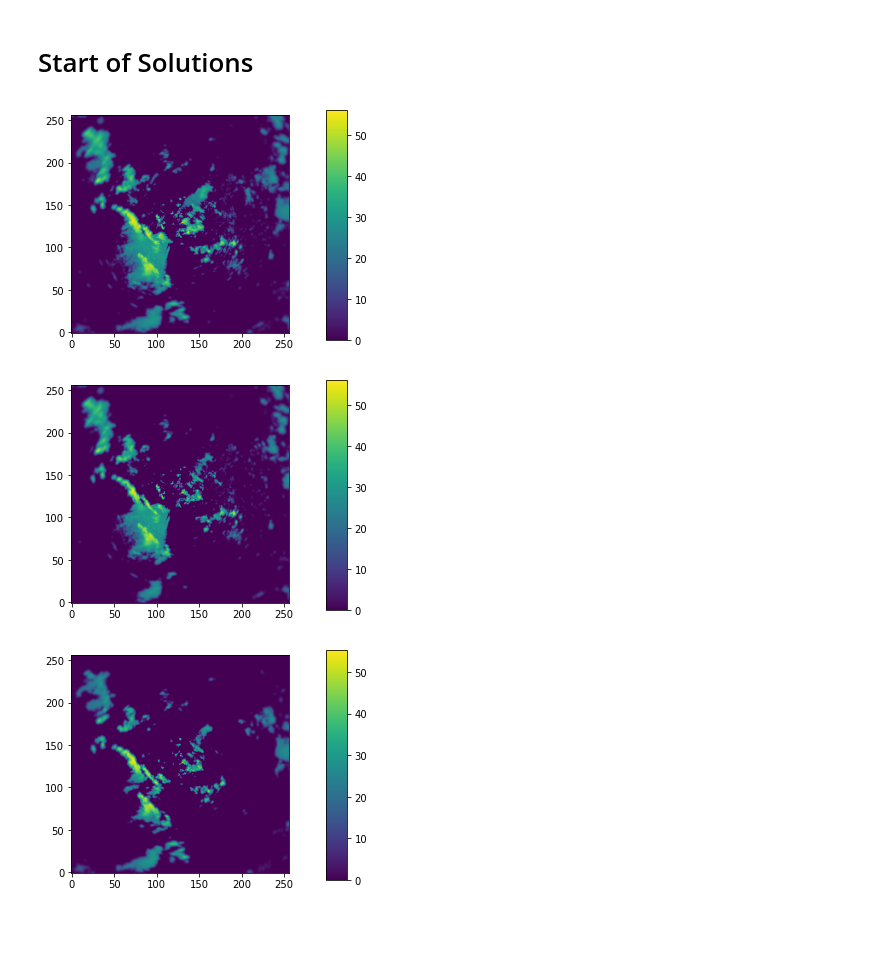
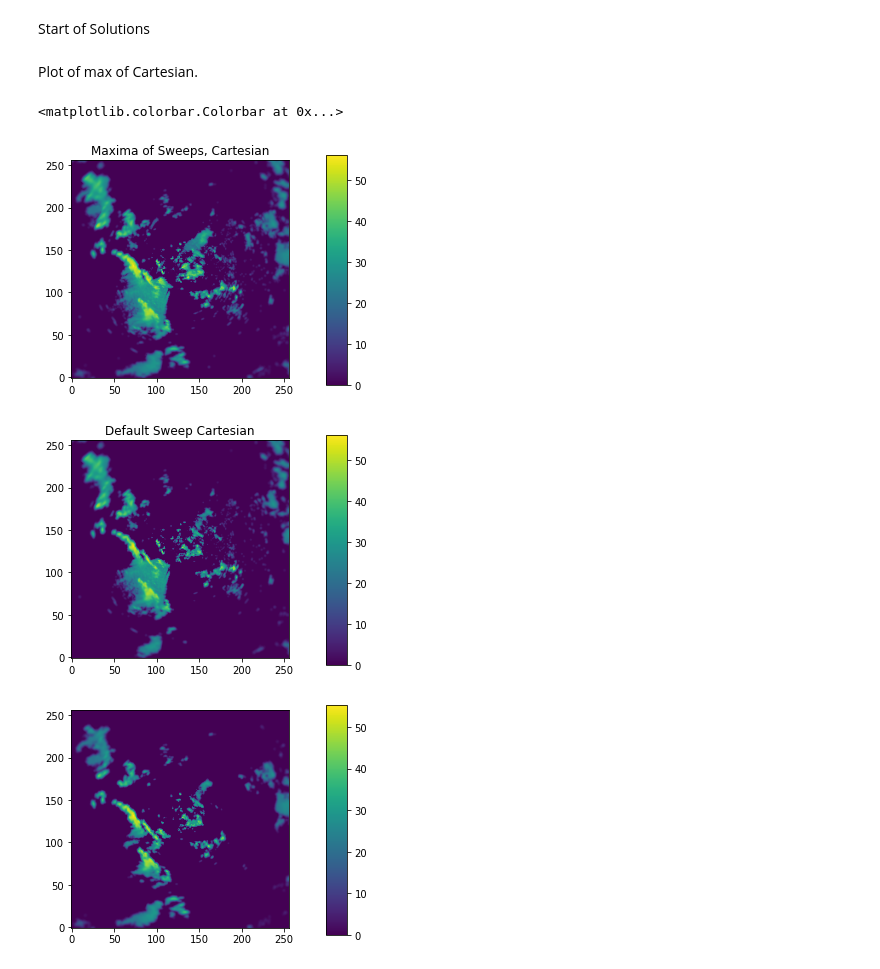
Before and after one commit to rolanvc-gmail/weather_TDA, a Jupyter notebook: radar_sweeps_nb.ipynb, the cells around one changed output. Cells and saved outputs as stored; diff of their text form; code cells hidden in the pictures; blank space fills up the shorter version.

```diff
--- a/radar_sweeps_nb.ipynb
+++ b/radar_sweeps_nb.ipynb
@@ -35,7 +20,9 @@ from datetime import datetime, timedelta
 # %%
 uf_files = [x for x in os.listdir(os.getcwd()) if x.endswith('.uf')]
-radar = pyart.io.read(uf_files[2])
+the_file = uf_files[2]
+print(f"Using {the_file}")
+radar = pyart.io.read(the_file)
 radar.fields['corrected_reflectivity']['data'] = np.ma.masked_less(radar.fields['corrected_reflectivity']['data'],20) #mask radar values less than 20 dbz
 radar.fields['corrected_reflectivity']['data'] = radar.fields['corrected_reflectivity']['data'].filled(0)
-radar.info()
+# radar.info()
 # %% [output]
@@ -93,39 +69,43 @@ plt.show()
 # %% [markdown]
-# Start of Solutions
+Start of Solutions
+# %% [markdown]
+Plot of max of Cartesian.
 # %%
 #element-wise maximum array
 base = radar.extract_sweeps([0])
 base_grid = pyart.map.grid_from_radars(base,grid_shape=(1,256,256),grid_limits=((0,2000),(-128000,128000),(-128000,128000)),fields=['corrected_reflectivity'])
 
 #helper function
 def transform_to_grid(alt):
     sweep = radar.extract_sweeps([0])
     sweep_data = radar.extract_sweeps([alt]).fields['corrected_reflectivity']['data']
     sweep_azi = radar.extract_sweeps([alt]).azimuth['data']
     sweep.fields['corrected_reflectivity']['data'] = sweep_data
     sweep.azimuth['data'] = sweep_azi
 
     grid = pyart.map.grid_from_radars(sweep,grid_shape=(1,256,256),grid_limits=((0,2000),(-128000,128000),(-128000,128000)),fields=['corrected_reflectivity'])
 
     return grid.fields['corrected_reflectivity']['data']
 
 #extract sweeps
 max_arr = np.zeros((256,256))
 
 #radar.nsweeps
 for i in range(radar.nsweeps):
     sweep = transform_to_grid(i)
-    max_arr = np.maximum(max_arr,sweep)  #numpy.maximum compares two arrays and returns the new array containing element-wise maxima.
+    max_arr = np.maximum(max_arr,sweep)
 
 base_grid.fields['corrected_reflectivity']['data'] = max_arr
 
 fig, ax = plt.subplots()
 im = ax.imshow(base_grid.fields['corrected_reflectivity']['data'][0],origin='lower')
+plt.title("Maxima of Sweeps, Cartesian")
+#im = ax.imshow(max_arr[0],origin='lower')
 cax = plt.axes([0.85, 0.1, 0.05, 0.8])
 fig.colorbar(im, cax=cax, orientation='vertical')
-plt.show()
 # %% [output]
+<matplotlib.colorbar.Colorbar at 0x...>
-[figure, old version]
+[figure, new version]
 # %%
 #Sample for sweep0
 sweep = radar.extract_sweeps([0])
@@ -138,11 +118,12 @@ grid = pyart.map.grid_from_radars(sweep,grid_shape=(1,256,256),grid_limits=((0,2
 
 fig, ax = plt.subplots()
 im = ax.imshow(grid.fields['corrected_reflectivity']['data'][0],origin='lower')
+plt.title("Default Sweep Cartesian")
 cax = plt.axes([0.85, 0.1, 0.05, 0.8])
 fig.colorbar(im, cax=cax, orientation='vertical')
 plt.show()
 # %% [output]
-[figure, old version]
+[figure, new version]
 # %%
 #Sample for sweep1
 sweep = radar.extract_sweeps([0])
```
Also changed, not shown: parts of 18 cells of this notebook, 2 other files.
